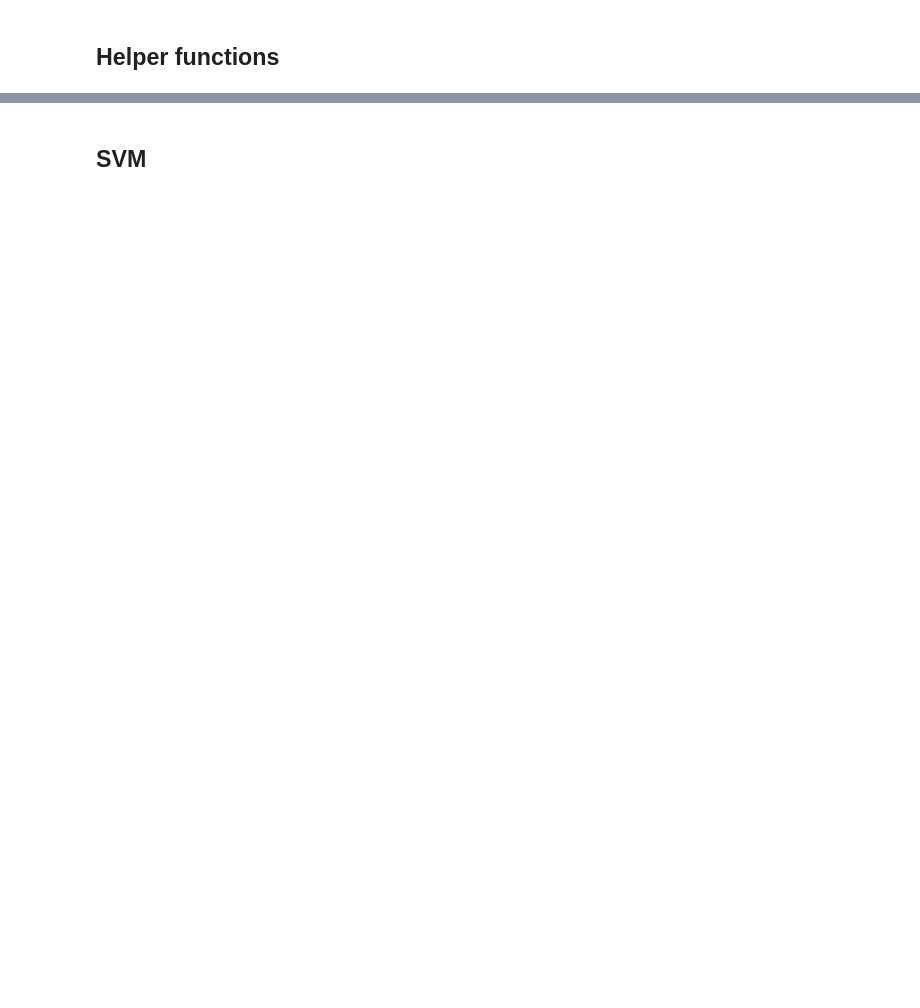
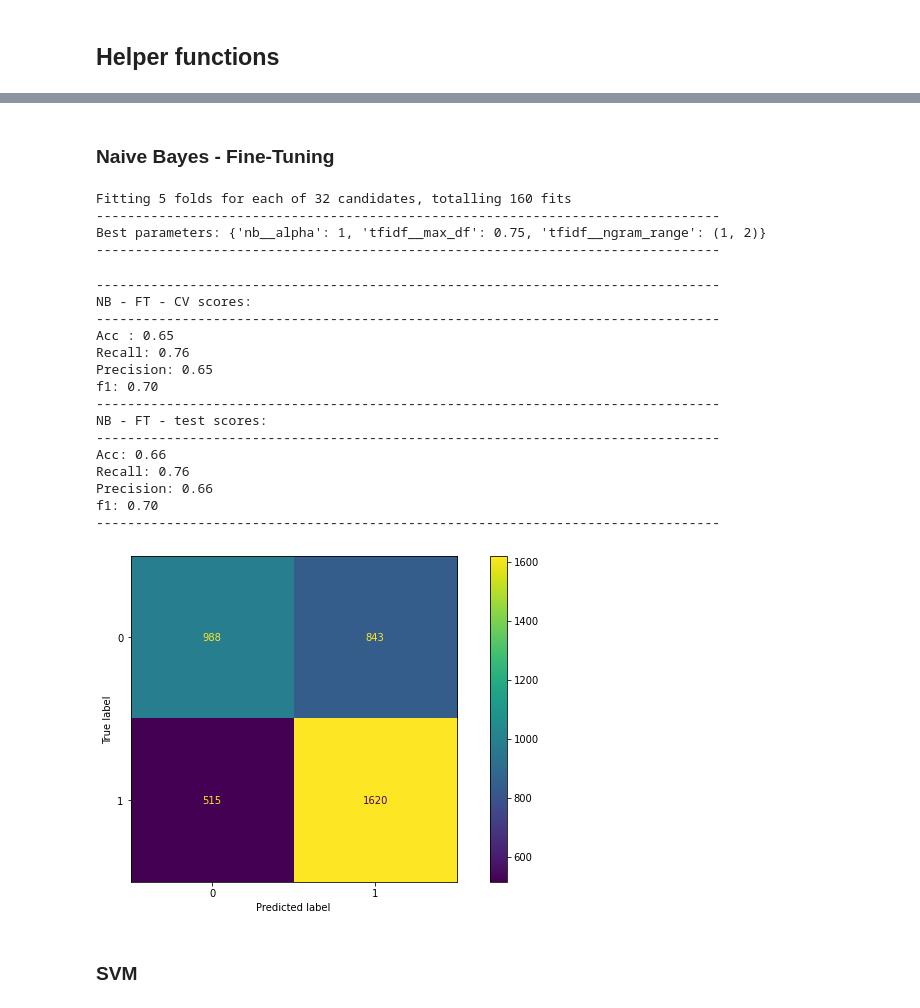
Before and after one commit to EddyEdzwan/StopFAIke, a Jupyter notebook: notebooks/JS_politifact_scrap_ML.ipynb, the cells around one changed output, grey strips where cells are left out. Saved outputs shown, nothing was run; the diff lists cells and outputs as text; code cells hidden in the pictures; blank space fills up the shorter version.

```diff
--- a/notebooks/JS_politifact_scrap_ML.ipynb
+++ b/notebooks/JS_politifact_scrap_ML.ipynb
@@ -275,3 +423,57 @@ f1: 0.67
+# %% [markdown]
+### Naive Bayes - Fine-Tuning
+# %%
+pipeline = Pipeline([
+    ('tfidf', TfidfVectorizer()),
+    ('nb', MultinomialNB()),
+])
+
+parameters = {
+    'tfidf__ngram_range': ((1, 1), (1, 2), (2, 2), (1, 3)),
+#     'tfidf__min_df': (0.05, 0.1),
+    'tfidf__max_df': (0.75, 1),
+    'nb__alpha': (0.01, 0.1, 1, 10)
+}
+
+nb_grid_search = GridSearchCV(pipeline,
+                           parameters,
+                           n_jobs=-1,
+                           scoring="accuracy",
+                           refit=True,
+                           cv=5,
+                           verbose=1)
+
+nb_grid_search.fit(X_P_train, y_P_train)
+
+print('-'*80)
+print(f"Best parameters: {nb_grid_search.best_params_}")
+print('-'*80)
+# %% [output]
+Fitting 5 folds for each of 32 candidates, totalling 160 fits
+--------------------------------------------------------------------------------
+Best parameters: {'nb__alpha': 1, 'tfidf__max_df': 0.75, 'tfidf__ngram_range': (1, 2)}
+--------------------------------------------------------------------------------
+# %%
+acc, recall, precision, f1 = get_scores(nb_grid_search.best_estimator_, 'NB - FT', X_P_train, y_P_train, X_P_test, y_P_test)
+
+plot_confusion_matrix(nb_grid_search.best_estimator_, X_P_test, y_P_test, values_format='d');
+# %% [output]
+--------------------------------------------------------------------------------
+NB - FT - CV scores:
+--------------------------------------------------------------------------------
+Acc : 0.65
+Recall: 0.76
+Precision: 0.65
+f1: 0.70
+--------------------------------------------------------------------------------
+NB - FT - test scores:
+--------------------------------------------------------------------------------
+Acc: 0.66
+Recall: 0.76
+Precision: 0.66
+f1: 0.70
+--------------------------------------------------------------------------------
+[figure, added]
 # %% [markdown]
-## SVM
+### SVM
 # %%
```
Also changed, not shown: parts of 95 cells of this notebook, 2 other files.
